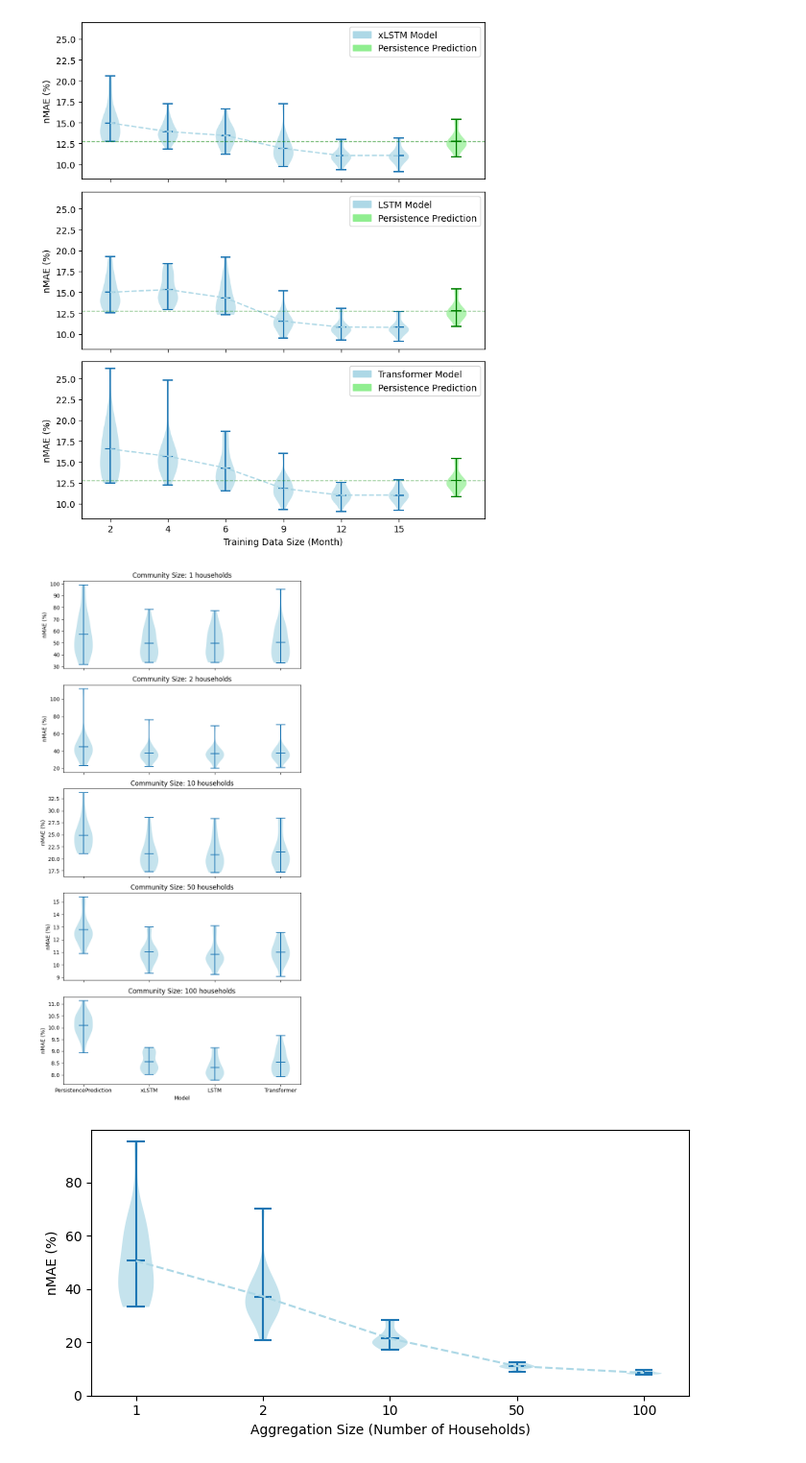
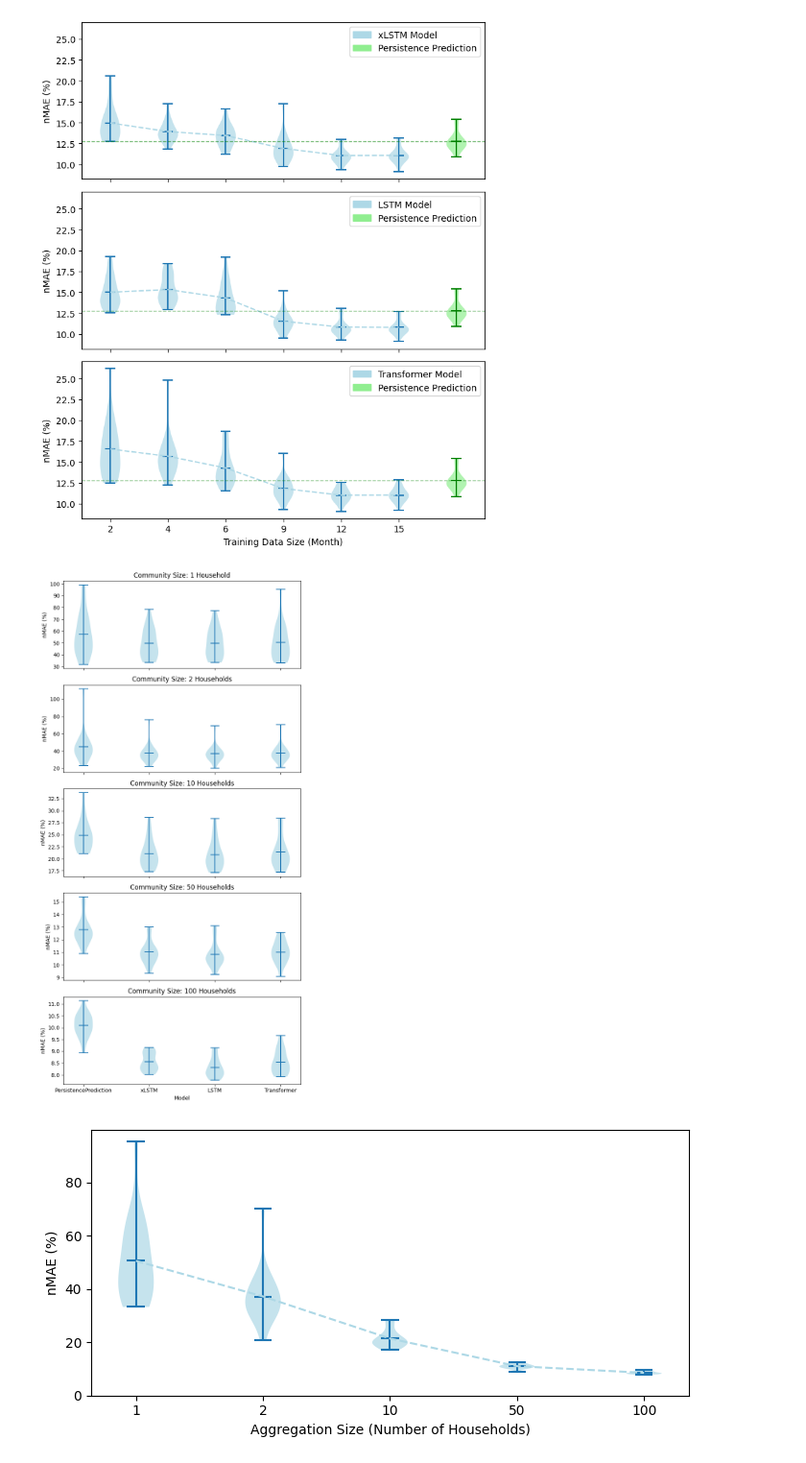
Before and after one commit to erc-fhv/loadforecasting, a Jupyter notebook: scripts/Paper_Illustration.ipynb, the cells around one changed output. Shown at 96% size. Saved outputs shown, nothing was run; the diff lists cells and outputs as text; code cells hidden in the pictures.

Commit message:
Finetune the Paper Figure Visualization

```diff
--- a/scripts/Paper_Illustration.ipynb
+++ b/scripts/Paper_Illustration.ipynb
@@ -543,36 +543,39 @@ fig, axes = plt.subplots(len(household_sizes), 1, figsize=(7, 2.8*5), sharex=Tru
 # Plot each household size's data on a separate subplot
 for idx, (size, data) in enumerate(data_by_household_size.items()):
     ax = axes[idx]
 
     # Plot violin plot
     positions = np.array(range(len(models)))
     violins = ax.violinplot(data, positions=positions, widths=0.28,
                             showmeans=True, showextrema=True, showmedians=False)
 
     for pc in violins['bodies']:
         pc.set_facecolor("lightblue")
         # pc.set_edgecolor("black")
         pc.set_alpha(0.7)
 
     # Labels and title
     ax.set_ylabel('nMAE (%)')
-    ax.set_title(f"Community Size: {size} households")
+    if idx == 0:
+        ax.set_title(f"Community Size: {size} Household")
+    else:
+        ax.set_title(f"Community Size: {size} Households")
     # ax.text(0.5, 0.9, f"Community Size: {size} households", transform=ax.transAxes, fontsize=12, ha="center", va="center")
     ax.set_xticks(positions)
     ax.set_xticklabels(models)
     ax.set_axisbelow(True)
     # ax.grid(True, color="0.9")
     # ax.set_ylim(0, None)
 
     # Set x-axis label for the last plot
     if idx == len(household_sizes) - 1:
         ax.set_xlabel('Model')
 
 plt.tight_layout()
-plt.savefig("scripts/outputs/figs/error_over_community_size.pdf", format="pdf", bbox_inches="tight", pad_inches=0.1)
+plt.savefig("scripts/outputs/figs/Fig_error_over_community_size.pdf", format="pdf", bbox_inches="tight", pad_inches=0.1)
 plt.show()
 # %% [output]
-[figure, old version]
+[figure, new version]
 # %%
 # Compare with and without transfer learning of the given configurations
 #
```
Also changed, not shown: parts of 5 cells of this notebook.
